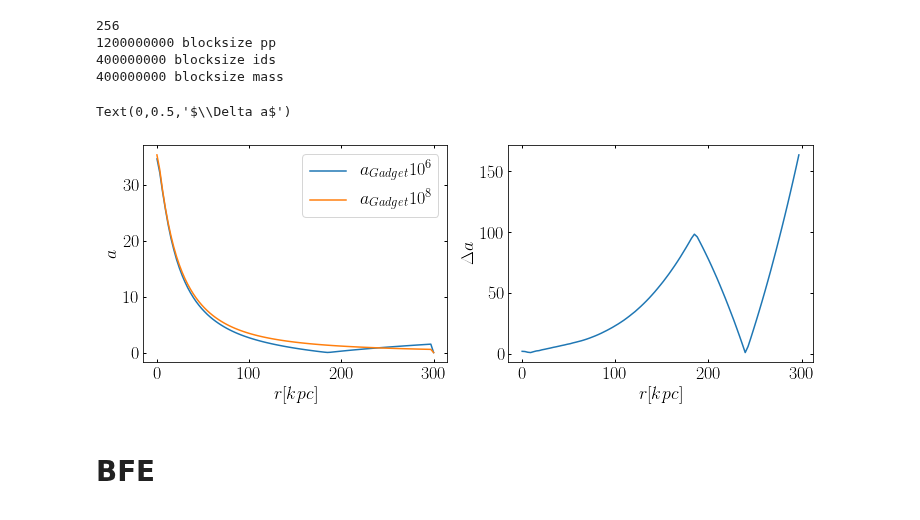
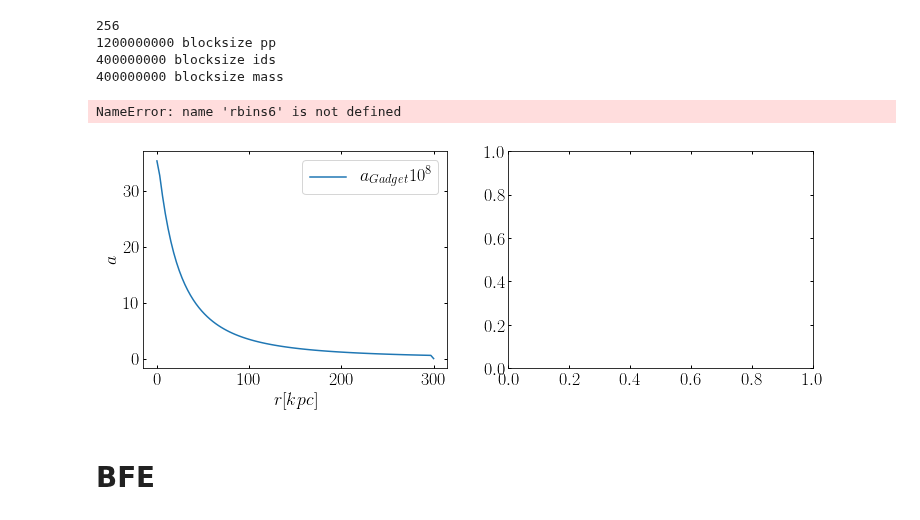
Before and after one commit to jngaravitoc/MW-LMC-SCF, a Jupyter notebook: code/BFE_gadget_noise.ipynb, the cells around one changed output. Saved outputs shown, nothing was run; the diff lists cells and outputs as text; code cells hidden in the pictures.

```diff
--- a/code/BFE_gadget_noise.ipynb
+++ b/code/BFE_gadget_noise.ipynb
@@ -53,25 +53,27 @@ def a_r(r, a, bins, rmax):
         a_std[i] = np.nanstd(a[dr])
     return r_bin, a_mean, a_std
 # %%
-rbins6, a_mean6, a_std6 = a_r(r_sims_6, a_sims_6, 100, 300 )
+#rbins6, a_mean6, a_std6 = a_r(r_sims_6, a_sims_6, 100, 300 )
 rbins8, a_mean8, a_std8 = a_r(r_sims_8, a_sims_8, 100, 300 )
 # %%
 fig = plt.figure(figsize=(12, 4))
 
 ax1 = fig.add_subplot(1,2,1)
-ax1.plot(rbins6, a_mean6, label='$a_{Gadget} 10^6$')
+#ax1.plot(rbins6, a_mean6, label='$a_{Gadget} 10^6$')
 ax1.plot(rbins8, a_mean8/100., label='$a_{Gadget} 10^8$')
 ax1.legend()
 ax1.set_xlabel(r'$r[kpc]$')
 ax1.set_ylabel(r'$a$')
 
 ax2 = fig.add_subplot(1,2,2)
 ax2.plot(rbins6, 100*np.abs(a_mean6-a_mean8/100.)/(a_mean8/100.))
 ax2.set_xlabel(r'$r[kpc]$')
 ax2.set_ylabel(r'$\Delta a$')
+
+savefig('delta_a_gadget_dif_res.pdf', bbox_inches='tight')
 # %% [output]
-Text(0,0.5,'$\\Delta a$')
+NameError: name 'rbins6' is not defined
-[figure, old version]
+[figure, new version]
 # %% [markdown]
 # BFE
 # %%
```
Also changed, not shown: parts of 39 cells of this notebook, 7 other files.
